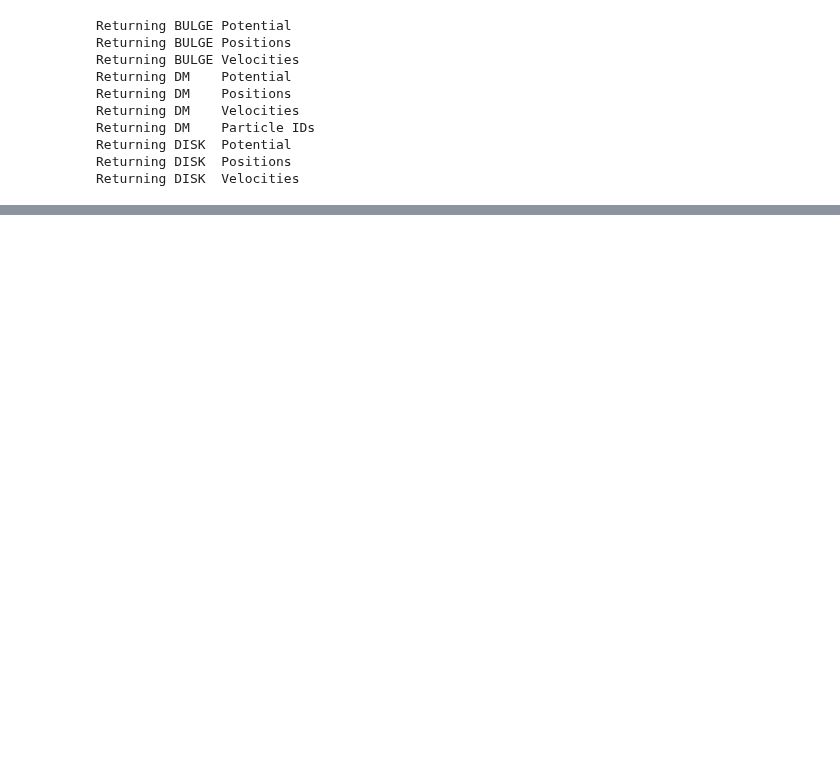
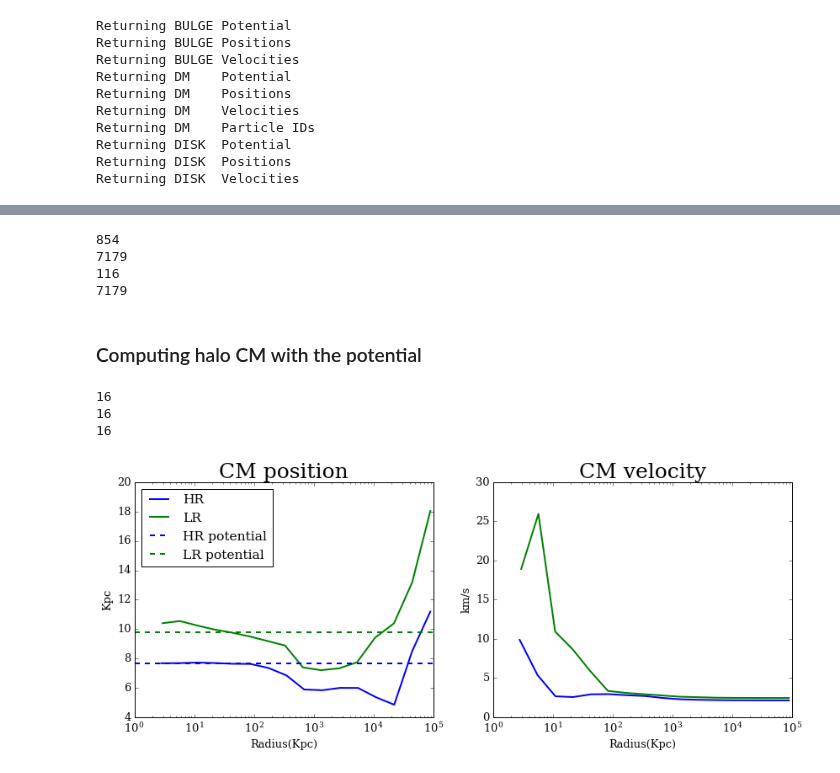
Before and after one commit to jngaravitoc/LMC-MW, a Jupyter notebook: code/CM/CM_method_description.ipynb, the cells around one changed output, grey strips where cells are left out. Saved outputs shown, nothing was run; the diff lists cells and outputs as text; code cells hidden in the pictures; blank space fills up the shorter version.

Commit message:
Potential method added

```diff
--- a/code/CM/CM_method_description.ipynb
+++ b/code/CM/CM_method_description.ipynb
@@ -400,2 +435,0 @@ print len(index_LMCHR)
-# %%
-Xmwhalo, Ymwhalo, Zmwhalo = posbulge[index_mwHR, 0], posbulge[index_mwHR, 1], posbulge[index_mwHR, 2]
@@ -409,0 +463,29 @@ h = hist2d(X)
+# %%
+xmwhalo, ymwhalo, zmwhalo, vxmwhalo, vymwhalo, vzmwhalo, Rmwhalo = CM(Xmwhalo, Ymwhalo, Zmwhalo, vXmwhalo, vYmwhalo, vZmwhalo, 0.03)
+xlmchalo, ylmchalo, zlmchalo, vxlmchalo, vylmchalo, vzlmchalo, Rlmchalo = CM(Xlmchalo, Ylmchalo, Zlmchalo, vXlmchalo, vYlmchalo, vZlmchalo, 0.1)
+
+
+xmwhaloLR, ymwhaloLR, zmwhaloLR, vxmwhaloLR, vymwhaloLR, vzmwhaloLR, RmwhaloLR = CM(XmwhaloLR, YmwhaloLR, ZmwhaloLR, vXmwhaloLR, vYmwhaloLR, vZmwhaloLR, 0.3)
+xlmchaloLR, ylmchaloLR, zlmchaloLR, vxlmchaloLR, vylmchaloLR, vzlmchaloLR, RlmchaloLR = CM(XlmchaloLR, YlmchaloLR, ZlmchaloLR, vXlmchaloLR, vYlmchaloLR, vZlmchaloLR, 0.1)
+# %% [output]
+854
+7179
+116
+7179
+# %% [markdown]
+### Computing halo CM with the potential
+# %%
+CMHmwpot = where(potMWhalo == min(potMWhalo))
+XCMHmw, YCMHmw, ZCMHmw = Xmwhalo[CMHmwpot], Ymwhalo[CMHmwpot], Zmwhalo[CMHmwpot]
+vXCMHmw, vYCMHmw, vZCMHmw = vXmwhalo[CMHmwpot], vYmwhalo[CMHmwpot], vZmwhalo[CMHmwpot]
+
+RCMHmw = np.sqrt(XCMHmw**2 + YCMHmw**2 + ZCMHmw**2)
+VCMHmw = np.sqrt(vXCMHmw**2 + vYCMHmw**2 + vZCMHmw**2)
+
+
+CMHmwpotLR = where(potMWhaloLR == min(potMWhaloLR))
+XCMHmwLR, YCMHmwLR, ZCMHmwLR = XmwhaloLR[CMHmwpotLR], YmwhaloLR[CMHmwpotLR], ZmwhaloLR[CMHmwpotLR]
+vXCMHmwLR, vYCMHmwLR, vZCMHmwLR = vXmwhaloLR[CMHmwpotLR], vYmwhaloLR[CMHmwpotLR], vZmwhaloLR[CMHmwpotLR]
+
+RCMHmwLR = np.sqrt(XCMHmwLR**2 + YCMHmwLR**2 + ZCMHmwLR**2)
+VCMHmwLR = np.sqrt(vXCMHmw**2 + vYCMHmw**2 + vZCMHmw**2)
@@ -409,0 +523,36 @@ h = hist2d(X)
+# %%
+print len(RmwHalo)
+print len(Rcm_mwhalo)
+print len(xmwhalo)
+# %% [output]
+16
+16
+16
+# %%
+figure(figsize=(14, 5))
+subplot(1, 2, 1)
+title('CM position', fontsize=25)
+plot(Rmwhalo, Rcm_mwhalo, lw=2, label='HR')
+plot(RmwhaloLR, Rcm_mwhaloLR, lw=2, label='LR')
+xscale('log')
+axhline(RCMHmw, lw=2, ls='--', label='HR potential')
+axhline(RCMHmwLR, lw=2, ls='--', c='g', label='LR potential')
+xlabel('Radius(Kpc)')
+ylabel('Kpc')
+legend(loc='best')
+
+subplot(1, 2, 2)
+title('CM velocity', fontsize=25)
+plot(Rmwhalo, Vcm_mwhalo, lw=2)
+plot(RmwhaloLR, Vcm_mwhaloLR, lw=2)
+#axhline(VCMHmw, lw=2, ls='--', label='HR potential')
+#axhline(VCMHmwLR, lw=2, ls='--', c='g', label='LR potential')
+xlabel('Radius(Kpc)')
+ylabel('km/s')
+xscale('log')
+
+#axhline(RCMHmw, lw=2, alpha=0.6, c='k')
+#axhline(RCMHmwLR, lw=2, alpha=0.6, c='k')
+savefig('CM_comparison.png', bbox_inches='tight')
+# %% [output]
+[figure, added]
```
Also changed, not shown: parts of 32 cells of this notebook.
